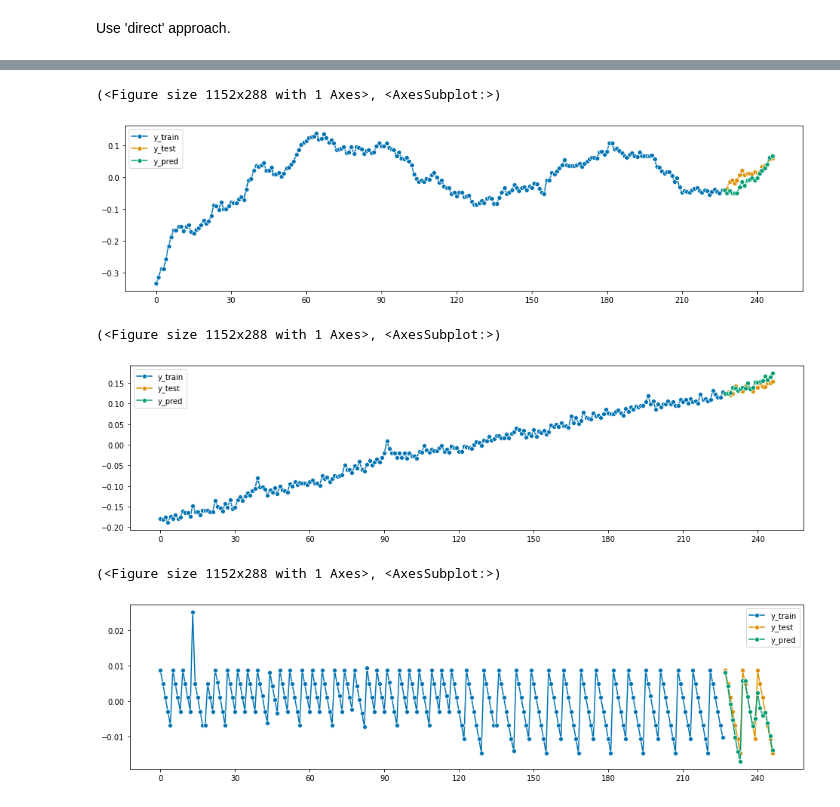
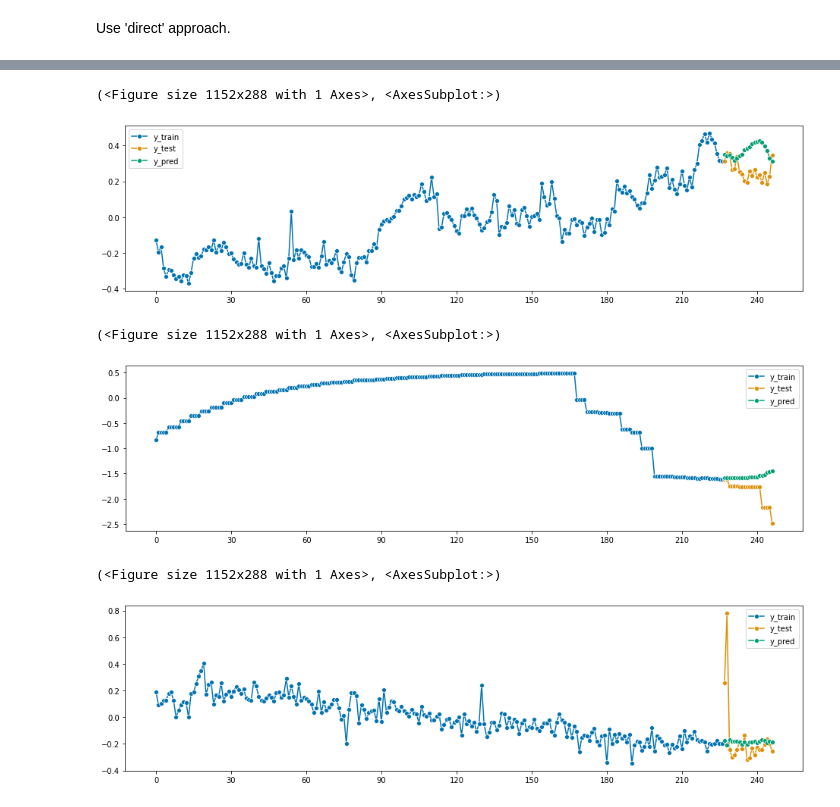
Before and after one commit to cdbale/Privacy-and-Forecasting-Empirical, a Jupyter notebook: Code/Exploratory/Forecasting Models/Local LGBM.ipynb, the cells around one changed output, grey strips where cells are left out. Cells and saved outputs as stored; diff of their text form; code cells hidden in the pictures.

```diff
--- a/Code/Exploratory/Forecasting Models/Local LGBM.ipynb
+++ b/Code/Exploratory/Forecasting Models/Local LGBM.ipynb
@@ -327,8 +324,8 @@ Use 'recursive' approach first.
 
 forecaster = TransformedTargetForecaster(
     [
-        ("deseasonalize", Deseasonalizer(sp=52, model="additive")),
-        ("detrend", Detrender(forecaster=PolynomialTrendForecaster(degree=1))),
+        #("deseasonalize", Deseasonalizer(sp=52, model="additive")),
+        #("detrend", Detrender(forecaster=PolynomialTrendForecaster(degree=1))),
         ("forecast", make_reduction(regressor, window_length=10, strategy="recursive")),
     ]
 )
@@ -357,9 +354,9 @@ for i in range(num_series):
     Y_preds.append(y_pred)
 
     # perform post-processing
-    y_train = np.exp(y_train)*series_means[i]
-    y_test = np.exp(y_test)*series_means[i]
-    y_pred = np.exp(y_pred)*series_means[i]
+    #y_train = np.exp(y_train)*series_means[i]
+    #y_test = np.exp(y_test)*series_means[i]
+    #y_pred = np.exp(y_pred)*series_means[i]
 
     # store error metrics
     maes[i] = mean_absolute_error(y_test, y_pred)
@@ -413,8 +437,8 @@ Use 'direct' approach.
 
 forecaster = TransformedTargetForecaster(
     [
-        ("deseasonalize", Deseasonalizer(sp=52, model="additive")),
-        ("detrend", Detrender(forecaster=PolynomialTrendForecaster(degree=1))),
+        #("deseasonalize", Deseasonalizer(sp=52, model="additive")),
+        #("detrend", Detrender(forecaster=PolynomialTrendForecaster(degree=1))),
         ("forecast", make_reduction(regressor, window_length=10, strategy="direct")),
     ]
 )
@@ -449,10 +473,10 @@ for i in range(num_series):
     # store forecasts
     Y_preds.append(y_preds)
 
-    # perform post-processing
-    y_train = np.exp(y_train)*series_means[i]
-    y_test = np.exp(y_test)*series_means[i]
-    y_preds = np.exp(y_preds)*series_means[i]
+#     # perform post-processing
+#     y_train = np.exp(y_train)*series_means[i]
+#     y_test = np.exp(y_test)*series_means[i]
+#     y_preds = np.exp(y_preds)*series_means[i]
 
     # store error metrics
     maes[i] = mean_absolute_error(y_test, y_preds)
@@ -470,27 +494,27 @@ np.mean(rmses)
 # %%
-series_num = 50
+series_num = 15
 plot_series(Y_nested.iloc[series_num,0][:-len(fh)],
             Y_nested.iloc[series_num,0][-len(fh):],
             Y_preds[series_num],
             labels=["y_train", "y_test", "y_pred"])
 # %% [output]
 (<Figure size 1152x288 with 1 Axes>, <AxesSubplot:>)
-[figure, old version]
+[figure, new version]
 # %%
-series_num = 100
+series_num = 16
 plot_series(Y_nested.iloc[series_num,0][:-len(fh)],
             Y_nested.iloc[series_num,0][-len(fh):],
             Y_preds[series_num],
             labels=["y_train", "y_test", "y_pred"])
 # %% [output]
 (<Figure size 1152x288 with 1 Axes>, <AxesSubplot:>)
-[figure, old version]
+[figure, new version]
 # %%
-series_num = 160
+series_num = 18
 plot_series(Y_nested.iloc[series_num,0][:-len(fh)],
             Y_nested.iloc[series_num,0][-len(fh):],
             Y_preds[series_num],
             labels=["y_train", "y_test", "y_pred"])
 # %% [output]
 (<Figure size 1152x288 with 1 Axes>, <AxesSubplot:>)
-[figure, old version]
+[figure, new version]
```
Also changed, not shown: parts of 26 cells of this notebook, 1 other file.
